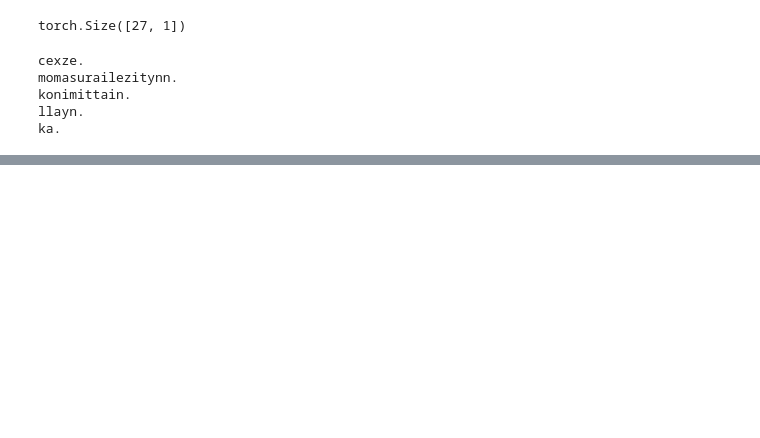
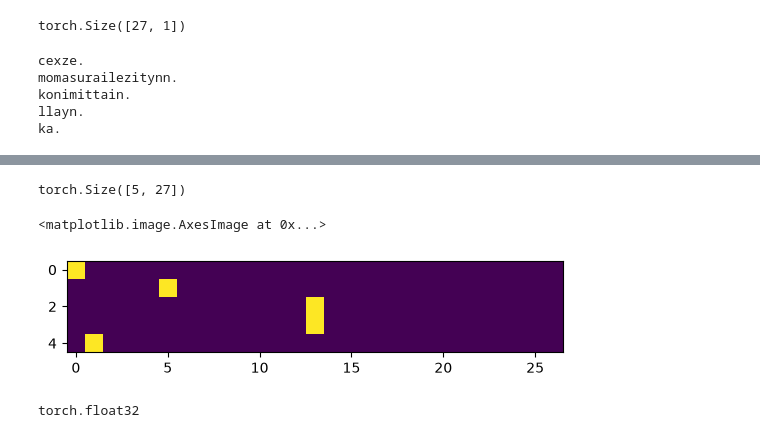
Before and after one commit to ali36saadat/micro-to-nano, a Jupyter notebook: makemore/notebook.ipynb, the cells around one changed output, grey strips where cells are left out. Cells and saved outputs as stored; diff of their text form; code cells hidden in the pictures; blank space fills up the shorter version.

```diff
--- a/makemore/notebook.ipynb
+++ b/makemore/notebook.ipynb
@@ -132,7 +128,7 @@ P.sum(1,keepdim=True).shape
 # %% [output]
 torch.Size([27, 1])
 # %%
-P = N.float()
+P = (N+1).float()
 P = P / P.sum(1, keepdim=True)
 # %%
 g = torch.Generator().manual_seed(2147483647)
@@ -158,7 +154,7 @@ ka.
 log_likelihood = 0.0
 n = 0
 
-for w in words[:3]:
+for w in "andrejq":
     ch = ['.'] + list(w) + ['.']
     for ch1, ch2 in zip(ch, ch[1:]):
         ix1 = stoi[ch1]
@@ -169,7 +165,7 @@ for w in words[:3]:
         n += 1
         print(f'{ch1}{ch2}: {prob : 4f}, {logprob : 4f}')
 
-print(f'log_likelihood')
+print(f'{log_likelihood=}')
 nll = -log_likelihood
 print(f'{nll=}')
 print(f'{nll/n}')
@@ -195,0 +190,14 @@ nll=tensor(38.7856)
+# %%
+# create dataset from bigram
+xs, ys = [], []
+for w in words[:1]:
+    ch = ['.'] + list(w) + ['.']
+    for ch1, ch2 in zip(ch, ch[1:]):
+        ix1 = stoi[ch1]
+        ix2 = stoi[ch2]
+        xs.append(ix1)
+        ys.append(ix2)
+        print(ch1 , ch2)
+
+xs = torch.tensor(xs)
+ys = torch.tensor(ys)
@@ -195,0 +218,4 @@ nll=tensor(38.7856)
+# %%
+import torch.nn.functional as F
+xnec = F.one_hot(xs, num_classes=27).float()
+xnec
@@ -195,0 +233,13 @@ nll=tensor(38.7856)
+# %%
+xnec.shape
+# %% [output]
+torch.Size([5, 27])
+# %%
+plt.imshow(xnec)
+# %% [output]
+<matplotlib.image.AxesImage at 0x...>
+[figure, added]
+# %%
+xnec.dtype
+# %% [output]
+torch.float32
```
Also changed, not shown: parts of 18 cells of this notebook.
